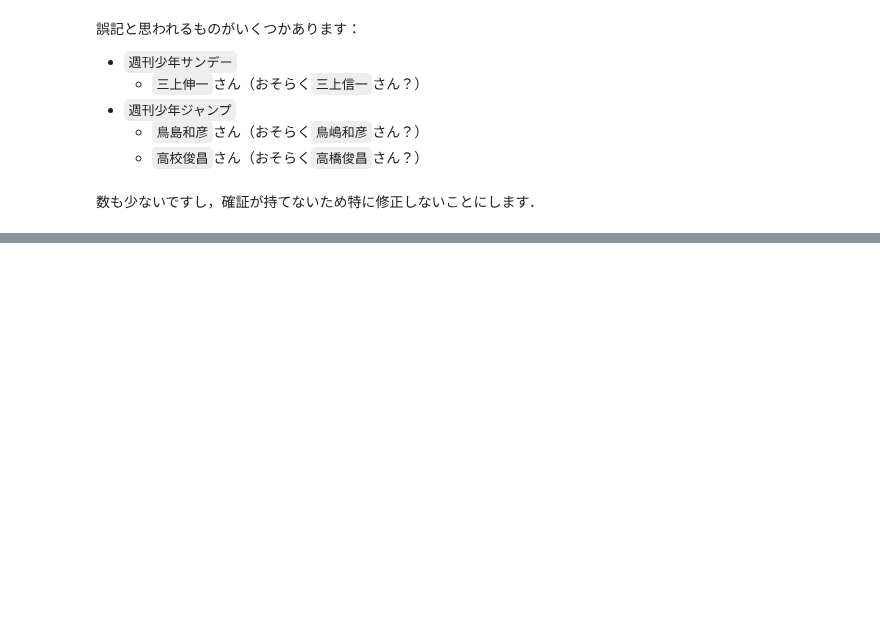
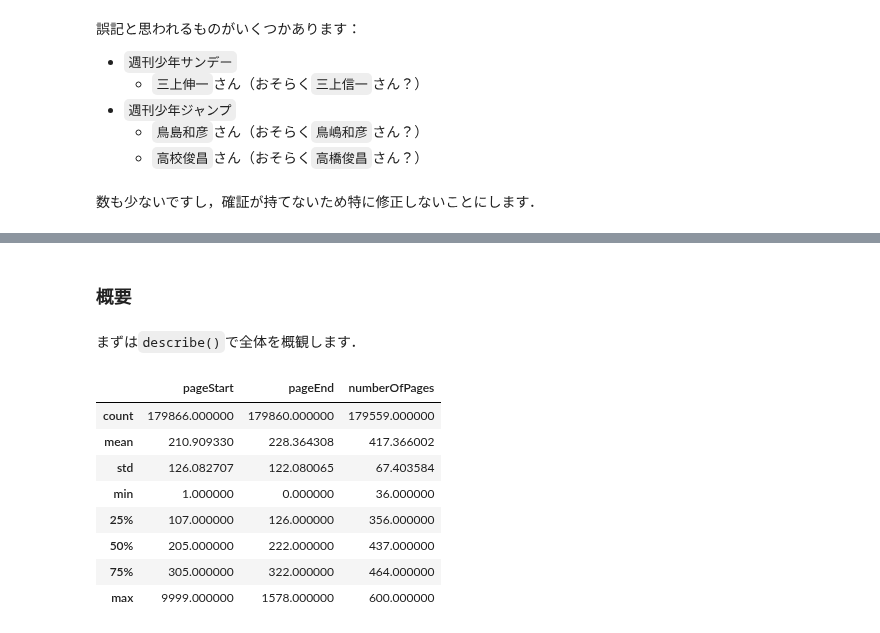
Before and after one commit to kakeami/viz-madb, a Jupyter notebook: book/_build/jupyter_execute/eda/eda.ipynb, the cells around one changed output, grey strips where cells are left out. Saved outputs shown, nothing was run; the diff lists cells and outputs as text; code cells hidden in the pictures; blank space fills up the shorter version.

```diff
--- a/book/_build/jupyter_execute/eda/eda.ipynb
+++ b/book/_build/jupyter_execute/eda/eda.ipynb
@@ -608,0 +617,18 @@ df_tmp.groupby('mcname')['editor'].value_counts().\
+# %% [markdown]
+### 概要
+# %% [markdown]
+まずは`describe()`で全体を概観します．
+# %%
+cols = ['pageStart', 'pageEnd', 'numberOfPages']
+# %%
+df[cols].describe()
+# %% [output]
+|  | pageStart | pageEnd | numberOfPages |
+| count | 179866.000000 | 179860.000000 | 179559.000000 |
+| mean | 210.909330 | 228.364308 | 417.366002 |
+| std | 126.082707 | 122.080065 | 67.403584 |
+| min | 1.000000 | 0.000000 | 36.000000 |
+| 25% | 107.000000 | 126.000000 | 356.000000 |
+| 50% | 205.000000 | 222.000000 | 437.000000 |
+| 75% | 305.000000 | 322.000000 | 464.000000 |
+| max | 9999.000000 | 1578.000000 | 600.000000 |
```
Also changed, not shown: parts of 19 cells of this notebook, 12 other files.
